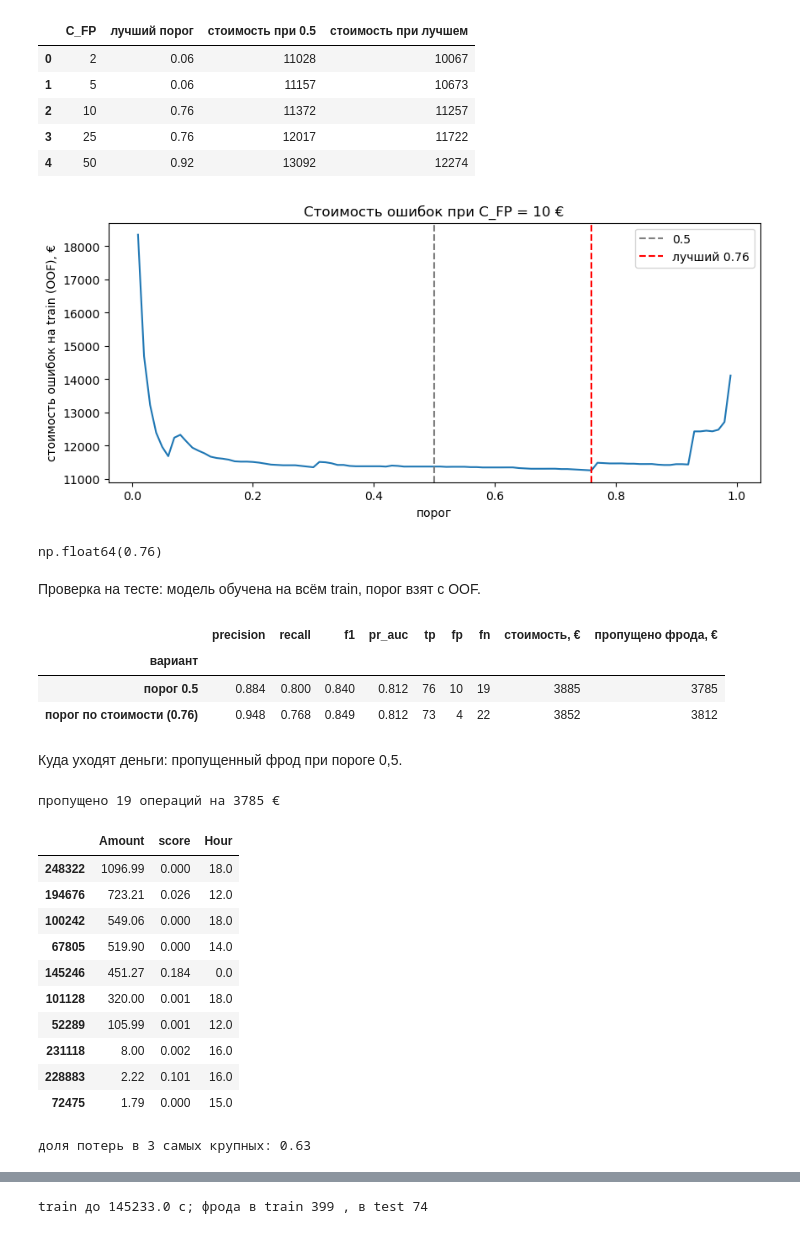
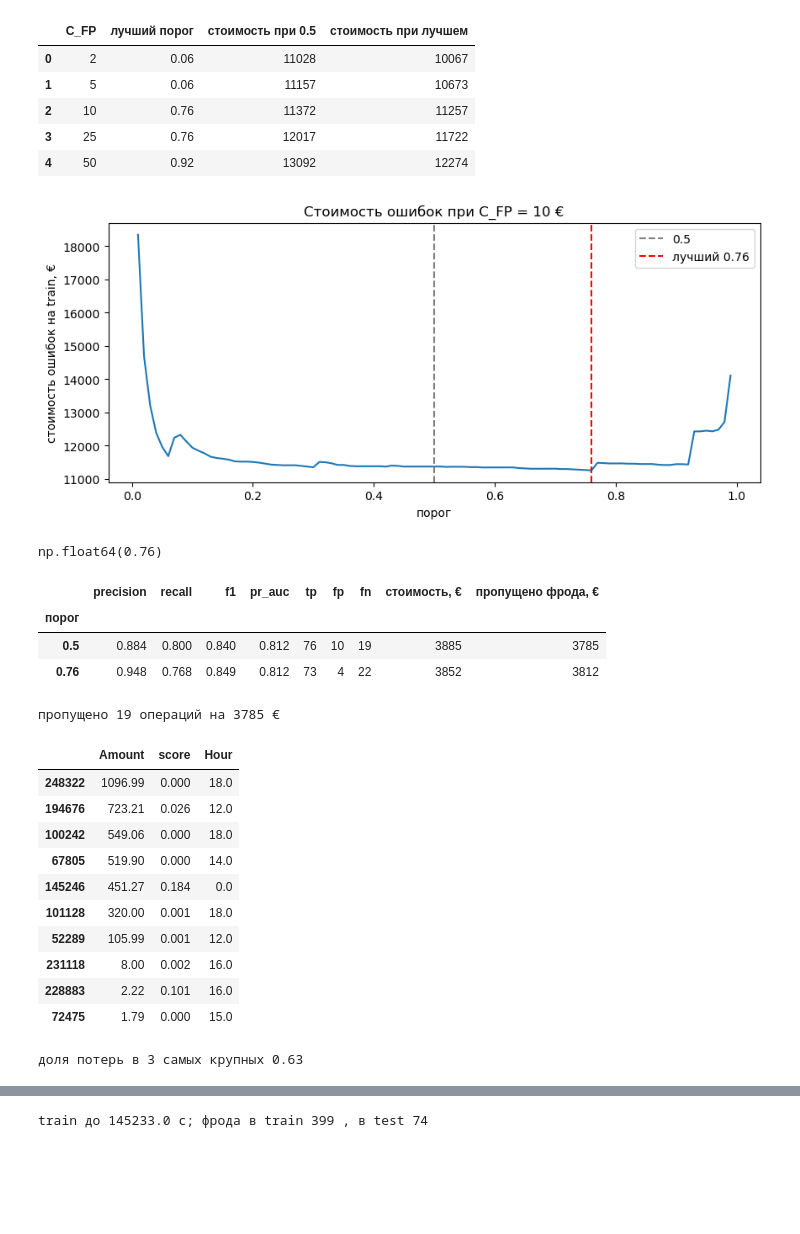
Before and after one commit to sshx-hue/credit-card-fraud-detection, a Jupyter notebook: threshold_cv_time.ipynb, the cells around one changed output, grey strips where cells are left out. Saved outputs shown, nothing was run; the diff lists cells and outputs as text; code cells hidden in the pictures; blank space fills up the shorter version.

```diff
--- a/threshold_cv_time.ipynb
+++ b/threshold_cv_time.ipynb
@@ -115,45 +111,42 @@ sens
 # %%
 C_FP = 10
 costs = [total_cost(y_tr, oof, amount_train, t, C_FP) for t in thresholds]
 best_thr = thresholds[int(np.argmin(costs))]
 
 plt.figure(figsize=(10, 4))
 plt.plot(thresholds, costs)
 plt.axvline(0.5, ls='--', c='grey', label='0.5')
 plt.axvline(best_thr, ls='--', c='red', label=f'лучший {best_thr}')
-plt.xlabel('порог'); plt.ylabel('стоимость ошибок на train (OOF), €')
+plt.xlabel('порог'); plt.ylabel('стоимость ошибок на train, €')
 plt.title(f'Стоимость ошибок при C_FP = {C_FP} €'); plt.legend(); plt.show()
 best_thr
 # %% [output]
-[figure, old version]
+[figure, new version]
 np.float64(0.76)
-# %% [markdown]
-Проверка на тесте: модель обучена на всём train, порог взят с OOF.
 # %%
+# обучаю на всём train, порог беру с фолдов
 model = make_model().fit(X_train, y_train)
 proba_test = model.predict_proba(X_test)[:, 1]
 amount_test = X_test['Amount'].values
 
 res = []
-for name, thr in [('порог 0.5', 0.5), (f'порог по стоимости ({best_thr})', best_thr)]:
+for name, thr in [('0.5', 0.5), (str(best_thr), best_thr)]:
     m = metrics(y_test, proba_test, thr)
     m['стоимость, €'] = round(total_cost(y_test.values, proba_test, amount_test, thr, C_FP))
     m['пропущено фрода, €'] = round(amount_test[(y_test.values == 1) & (proba_test < thr)].sum())
-    res.append({'вариант': name, **m})
-res = pd.DataFrame(res).set_index('вариант')
-res.round(3)
+    res.append({'порог': name, **m})
+pd.DataFrame(res).set_index('порог').round(3)
 # %% [output]
 |  | precision | recall | f1 | pr_auc | tp | fp | fn | стоимость, € | пропущено фрода, € |
-| вариант |  |  |  |  |  |  |  |  |  |
-| порог 0.5 | 0.884 | 0.800 | 0.840 | 0.812 | 76 | 10 | 19 | 3885 | 3785 |
-| порог по стоимости (0.76) | 0.948 | 0.768 | 0.849 | 0.812 | 73 | 4 | 22 | 3852 | 3812 |
+| порог |  |  |  |  |  |  |  |  |  |
+| 0.5 | 0.884 | 0.800 | 0.840 | 0.812 | 76 | 10 | 19 | 3885 | 3785 |
+| 0.76 | 0.948 | 0.768 | 0.849 | 0.812 | 73 | 4 | 22 | 3852 | 3812 |
-# %% [markdown]
-Куда уходят деньги: пропущенный фрод при пороге 0,5.
 # %%
+# какие операции пропущены при пороге 0.5
 miss = X_test.assign(score=proba_test, y=y_test.values).query('y == 1 and score < 0.5')
 print('пропущено', len(miss), 'операций на', round(miss['Amount'].sum()), '€')
 display(miss.sort_values('Amount', ascending=False)[['Amount', 'score', 'Hour']].head(10).round(3))
-print('доля потерь в 3 самых крупных:', round(miss['Amount'].nlargest(3).sum() / miss['Amount'].sum(), 2))
+print('доля потерь в 3 самых крупных', round(miss['Amount'].nlargest(3).sum() / miss['Amount'].sum(), 2))
 # %% [output]
 пропущено 19 операций на 3785 €
 |  | Amount | score | Hour |
@@ -167,4 +160,4 @@ print('доля потерь в 3 самых крупных:', round(miss['Amoun
 | 231118 | 8.00 | 0.002 | 16.0 |
 | 228883 | 2.22 | 0.101 | 16.0 |
 | 72475 | 1.79 | 0.000 | 15.0 |
-доля потерь в 3 самых крупных: 0.63
+доля потерь в 3 самых крупных 0.63
```
Also changed, not shown: parts of 14 cells of this notebook, 2 other files.
